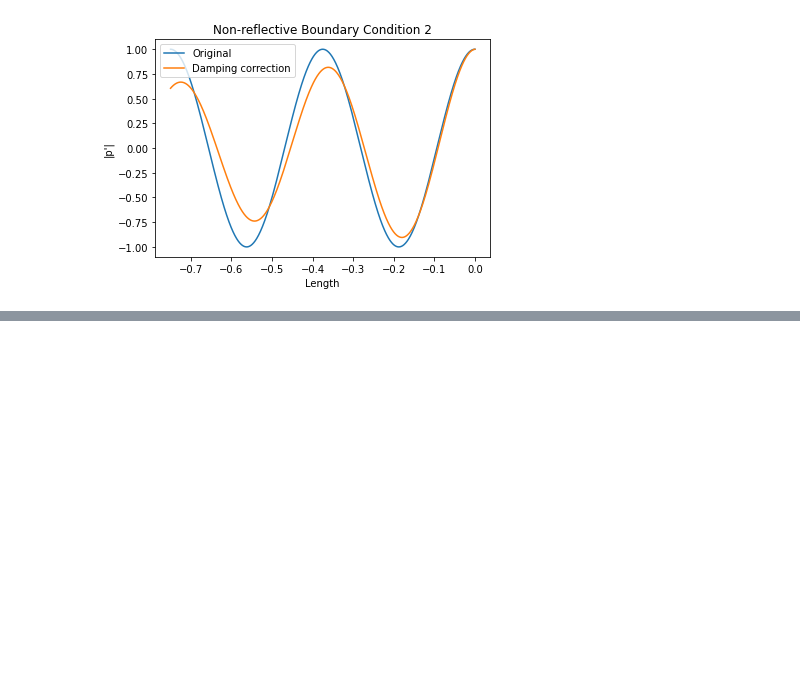
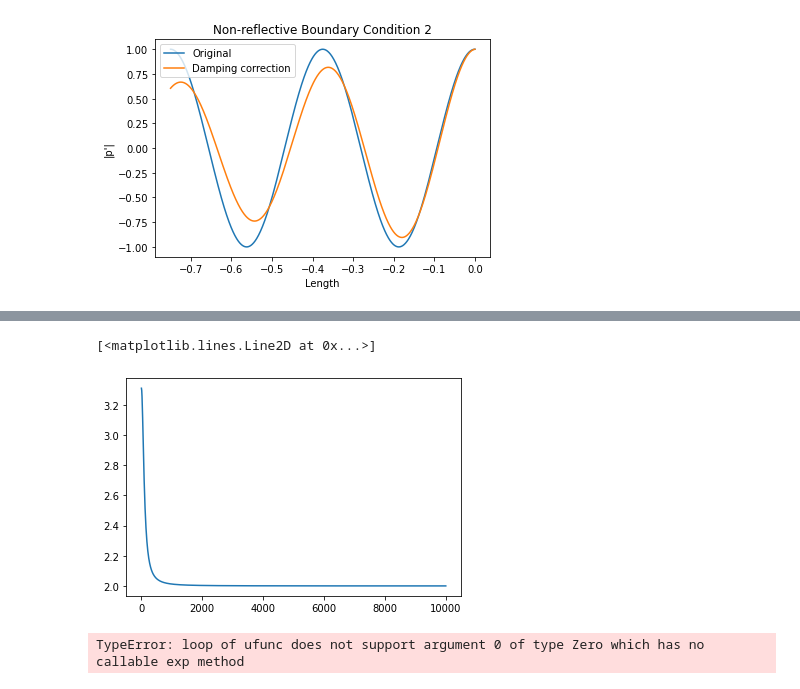
Before and after one commit to kyubin-l/fyp, a Jupyter notebook: acoustic-modes.ipynb, the cells around one changed output, grey strips where cells are left out. Saved outputs shown, nothing was run; the diff lists cells and outputs as text; code cells hidden in the pictures; blank space fills up the shorter version.

```diff
--- a/acoustic-modes.ipynb
+++ b/acoustic-modes.ipynb
@@ -169,0 +270,2 @@ plt.show()
+# %%
+w = c1/(2*j)*((1+2*(1+gamma)*M1+(3*gamma-7)*M1**2)*alph[0]/4+alph[0]*M1)
@@ -169,0 +299,11 @@ plt.show()
+# %%
+plt.plot(w, abs(t))
+# %% [output]
+[<matplotlib.lines.Line2D at 0x...>]
+[figure, added]
+# %%
+w = sp.Symbol('w')
+wl = sp.solveset(tmp(w), w, domain=sp.S.Complexes)
+sp.pprint(wl)
+# %% [output]
+TypeError: loop of ufunc does not support argument 0 of type Zero which has no callable exp method
```
Also changed, not shown: parts of 27 cells of this notebook.
